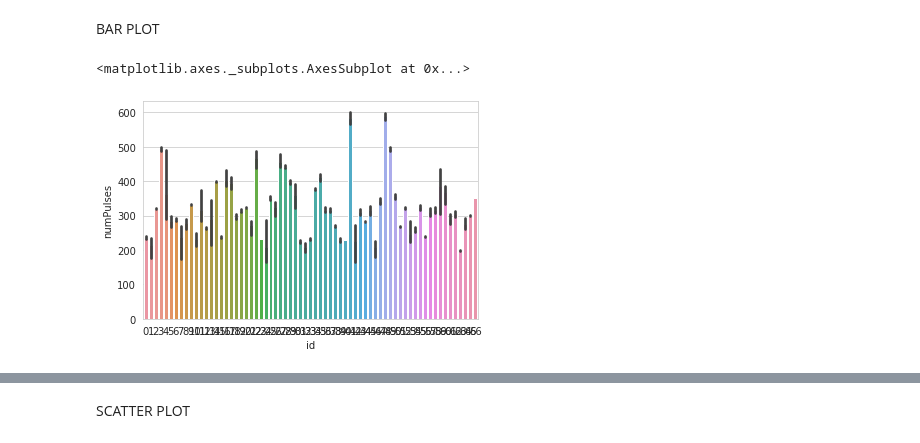
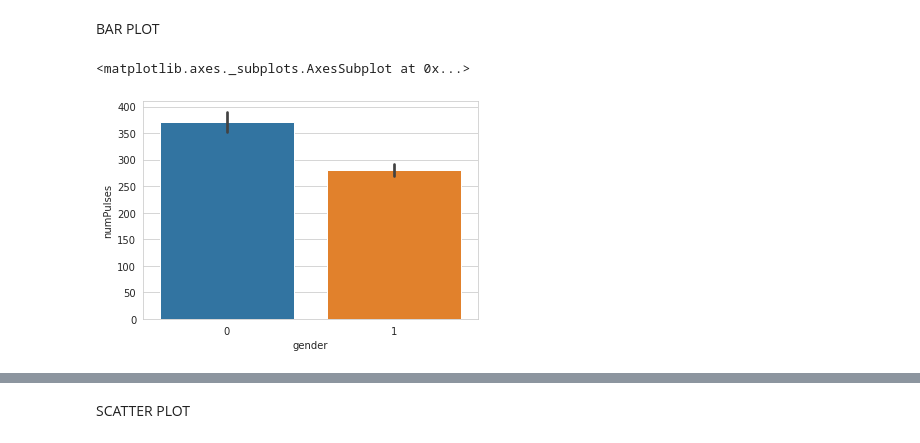
Before and after one commit to eswarmatta/ML2021, a Jupyter notebook: Untitled5.ipynb, the cells around one changed output, grey strips where cells are left out. Cells and saved outputs as stored; diff of their text form; code cells hidden in the pictures.

```diff
--- a/Untitled5.ipynb
+++ b/Untitled5.ipynb
@@ -92,7 +113,7 @@ sns.boxplot(x='id',y='numPulses',data=par,palette='Dark2_r')
 # %% [markdown]
 BAR PLOT
 # %%
-sns.barplot(data=par,x='id',y='numPulses')
+sns.barplot(data=par,x='gender',y='numPulses')
 # %% [output]
 <matplotlib.axes._subplots.AxesSubplot at 0x...>
-[figure, old version]
+[figure, new version]
```
Also changed, not shown: parts of 17 cells of this notebook.
